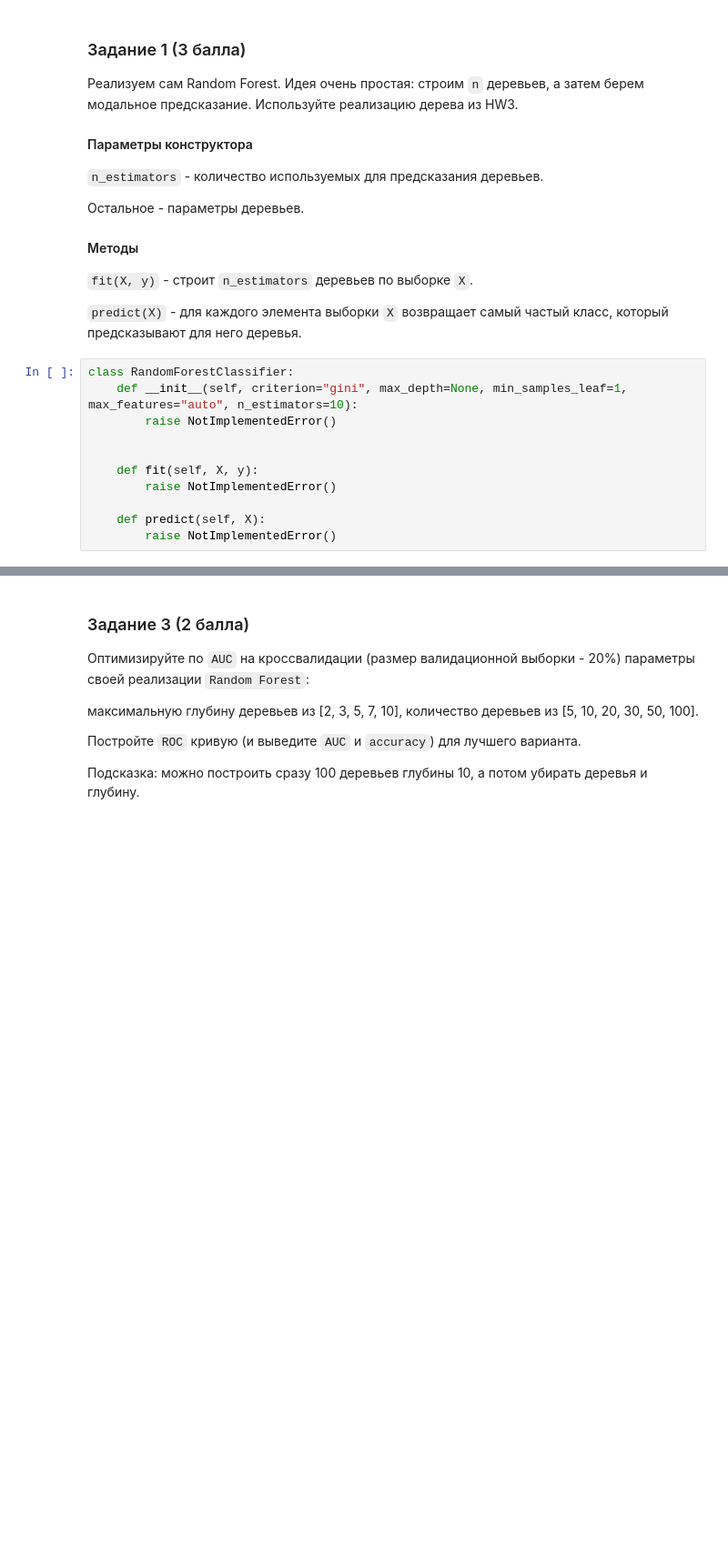
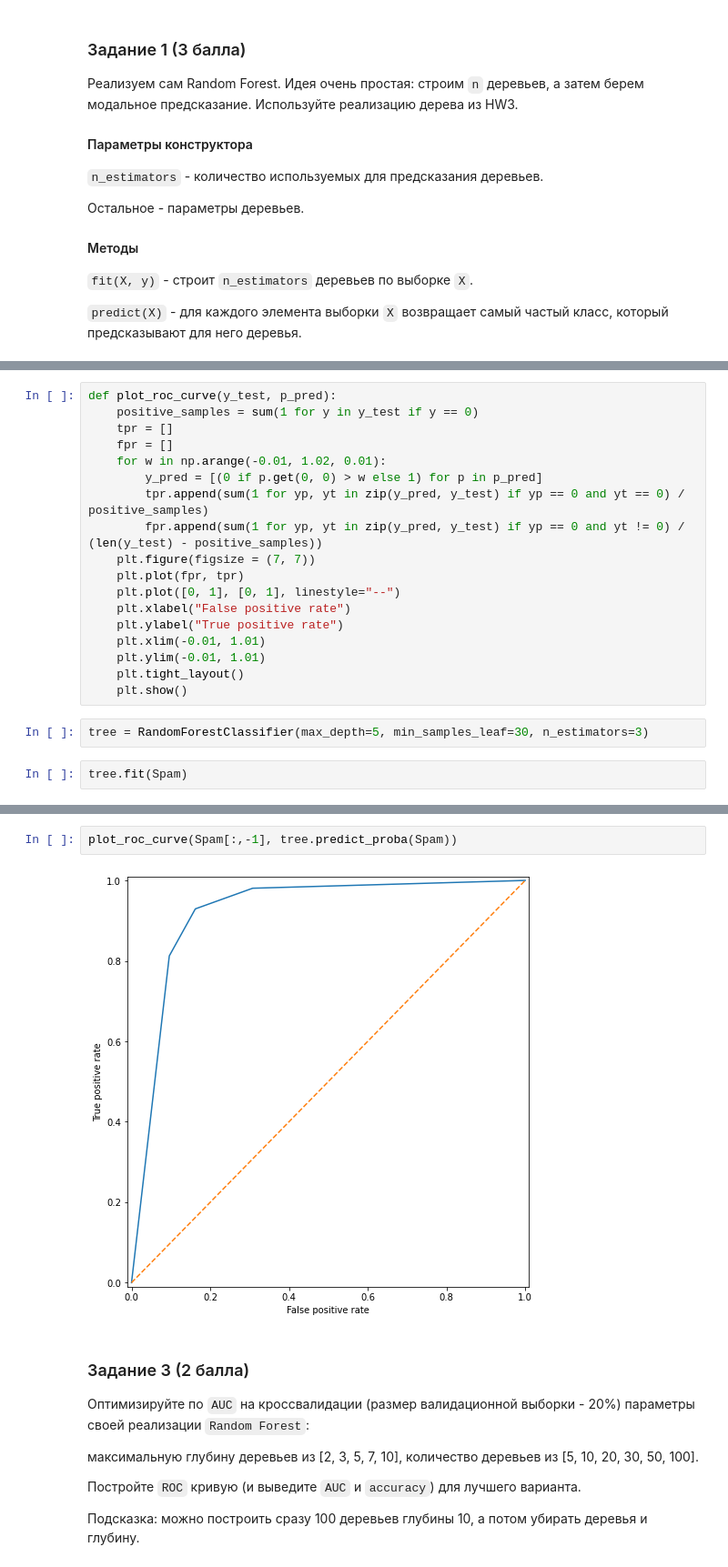
Before and after one commit to Alexoflife/ML_bioinf, a Jupyter notebook: HW4/ML_HW4.ipynb, the cells around one changed output, grey strips where cells are left out. Shown: that part at 91% size. Cells and saved outputs as stored; diff of their text form; blank space fills up the shorter version.

```diff
--- a/HW4/ML_HW4.ipynb
+++ b/HW4/ML_HW4.ipynb
@@ -24,14 +179,3 @@ import copy
 `fit(X, y)` - строит `n_estimators` деревьев по выборке `X`.
 
 `predict(X)` - для каждого элемента выборки `X` возвращает самый частый класс, который предсказывают для него деревья.
-# %%
-class RandomForestClassifier:
-    def __init__(self, criterion="gini", max_depth=None, min_samples_leaf=1, max_features="auto", n_estimators=10):
-        raise NotImplementedError()
-
-
-    def fit(self, X, y):
-        raise NotImplementedError()
-
-    def predict(self, X):
-        raise NotImplementedError()
@@ -37,0 +215,22 @@ class RandomForestClassifier:
+# %%
+def plot_roc_curve(y_test, p_pred):
+    positive_samples = sum(1 for y in y_test if y == 0)
+    tpr = []
+    fpr = []
+    for w in np.arange(-0.01, 1.02, 0.01):
+        y_pred = [(0 if p.get(0, 0) > w else 1) for p in p_pred]
+        tpr.append(sum(1 for yp, yt in zip(y_pred, y_test) if yp == 0 and yt == 0) / positive_samples)
+        fpr.append(sum(1 for yp, yt in zip(y_pred, y_test) if yp == 0 and yt != 0) / (len(y_test) - positive_samples))
+    plt.figure(figsize = (7, 7))
+    plt.plot(fpr, tpr)
+    plt.plot([0, 1], [0, 1], linestyle="--")
+    plt.xlabel("False positive rate")
+    plt.ylabel("True positive rate")
+    plt.xlim(-0.01, 1.01)
+    plt.ylim(-0.01, 1.01)
+    plt.tight_layout()
+    plt.show()
+# %%
+tree = RandomForestClassifier(max_depth=5, min_samples_leaf=30, n_estimators=3)
+# %%
+tree.fit(Spam)
@@ -38,3 +263,7 @@ class RandomForestClassifier:
+# %%
+plot_roc_curve(Spam[:,-1], tree.predict_proba(Spam))
+# %% [output]
+[figure, added]
 # %% [markdown]
 ### Задание 3 (2 балла)
 Оптимизируйте по `AUC` на кроссвалидации (размер валидационной выборки - 20%) параметры своей реализации `Random Forest`:
```
Also changed, not shown: parts of 11 cells of this notebook.
